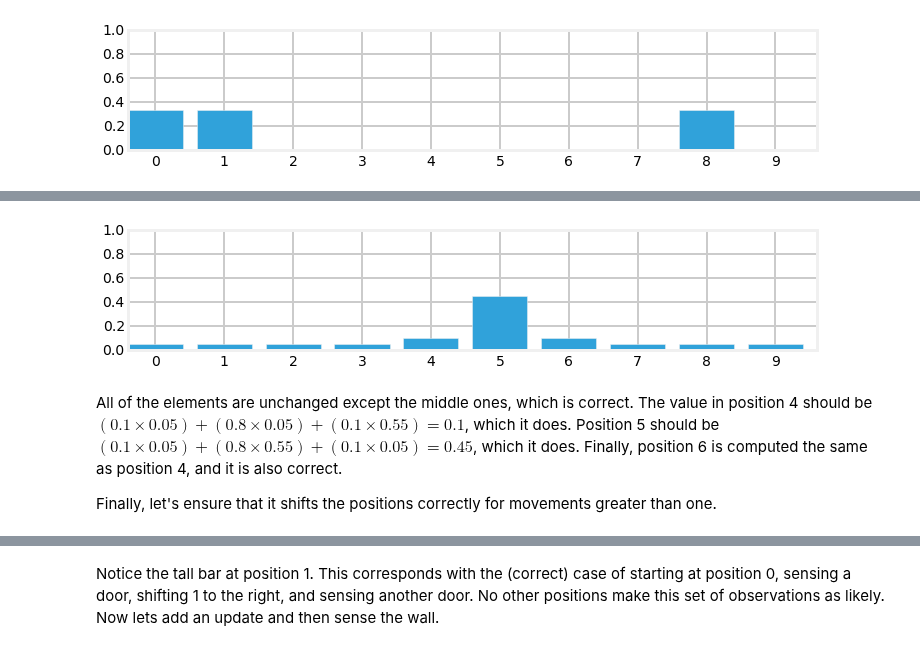
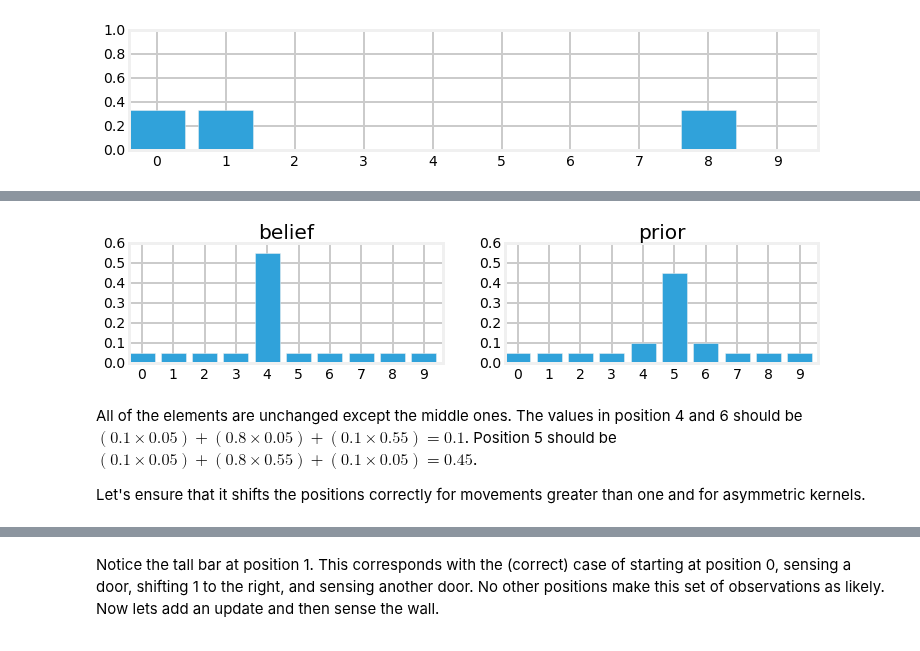
Before and after one commit to rlabbe/Kalman-and-Bayesian-Filters-in-Python, a Jupyter notebook: 02-Discrete-Bayes.ipynb, the cells around one changed output, grey strips where cells are left out. Drawn from its saved outputs; the diff is of its cells as text; code cells hidden in the pictures.

```diff
--- a/02-Discrete-Bayes.ipynb
+++ b/02-Discrete-Bayes.ipynb
@@ -208,14 +90,0 @@ This is slightly harder than the math we have done so far, but it is still tract
-# %%
-def predict(belief, move, p_correct, p_under, p_over):
-    n = len(belief)
-    result = np.zeros(n)
-    for i in range(n):
-        result[i] = (
-            belief[(i-move) % n]   * p_correct +
-            belief[(i-move-1) % n] * p_over +
-            belief[(i-move+1) % n] * p_under)
-    belief[:] = result
-
-belief = np.array([0., 0., 0., 1., 0., 0., 0., 0., 0., 0.])
-predict(belief, move=2, p_correct=.8, p_under=.1, p_over=.1)
-bp.bar_plot(belief)
@@ -273,12 +333,12 @@ I would love to go on and on about convolution, but we have a filter to implemen
 # %%
-def predict(distribution, offset, kernel):
-    N = len(distribution)
+def predict_move_convolution(pdf, offset, kernel):
+    N = len(pdf)
     kN = len(kernel)
     width = int((kN - 1) / 2)
 
-    result = np.zeros(N)
+    prior = np.zeros(N)
     for i in range(N):
         for k in range (kN):
             index = (i + (width-k) - offset) % N
-            result[i] += distribution[index] * kernel[k]
-    distribution[:] = result[:] # update belief
+            prior[i] += pdf[index] * kernel[k]
+    return prior
@@ -287,11 +353,12 @@ We should test that this is correct:
 # %%
-belief = np.array([.05] * 10)
-belief[4] = .55
-predict(belief, offset=1, kernel=[.1, .8, .1])
-bp.bar_plot(belief)
+from filterpy.discrete_bayes import predict
+
+belief = [.05, .05, .05, .05, .55, .05, .05, .05, .05, .05]
+prior = predict(belief, offset=1, kernel=[.1, .8, .1])
+bp.plot_belief_vs_prior(belief, prior, ylim=(0,0.6))
 # %% [output]
-[figure, old version]
+[figure, new version]
 # %% [markdown]
-All of the elements are unchanged except the middle ones, which is correct. The value in position 4 should be $(0.1 \times 0.05)+ (0.8 \times 0.05) + (0.1 \times 0.55) = 0.1$, which it does. Position 5 should be $(0.1 \times 0.05) + (0.8 \times 0.55)+ (0.1 \times 0.05) = 0.45$, which it does. Finally, position 6 is computed the same as position 4, and it is also correct.
+All of the elements are unchanged except the middle ones. The values in position 4 and 6 should be $(0.1 \times 0.05)+ (0.8 \times 0.05) + (0.1 \times 0.55) = 0.1$. Position 5 should be $(0.1 \times 0.05) + (0.8 \times 0.55)+ (0.1 \times 0.05) = 0.45$.
 
-Finally, let's ensure that it shifts the positions correctly for movements greater than one.
+Let's ensure that it shifts the positions correctly for movements greater than one and for asymmetric kernels.
```
Also changed, not shown: parts of 100 cells of this notebook, 4 other files.
